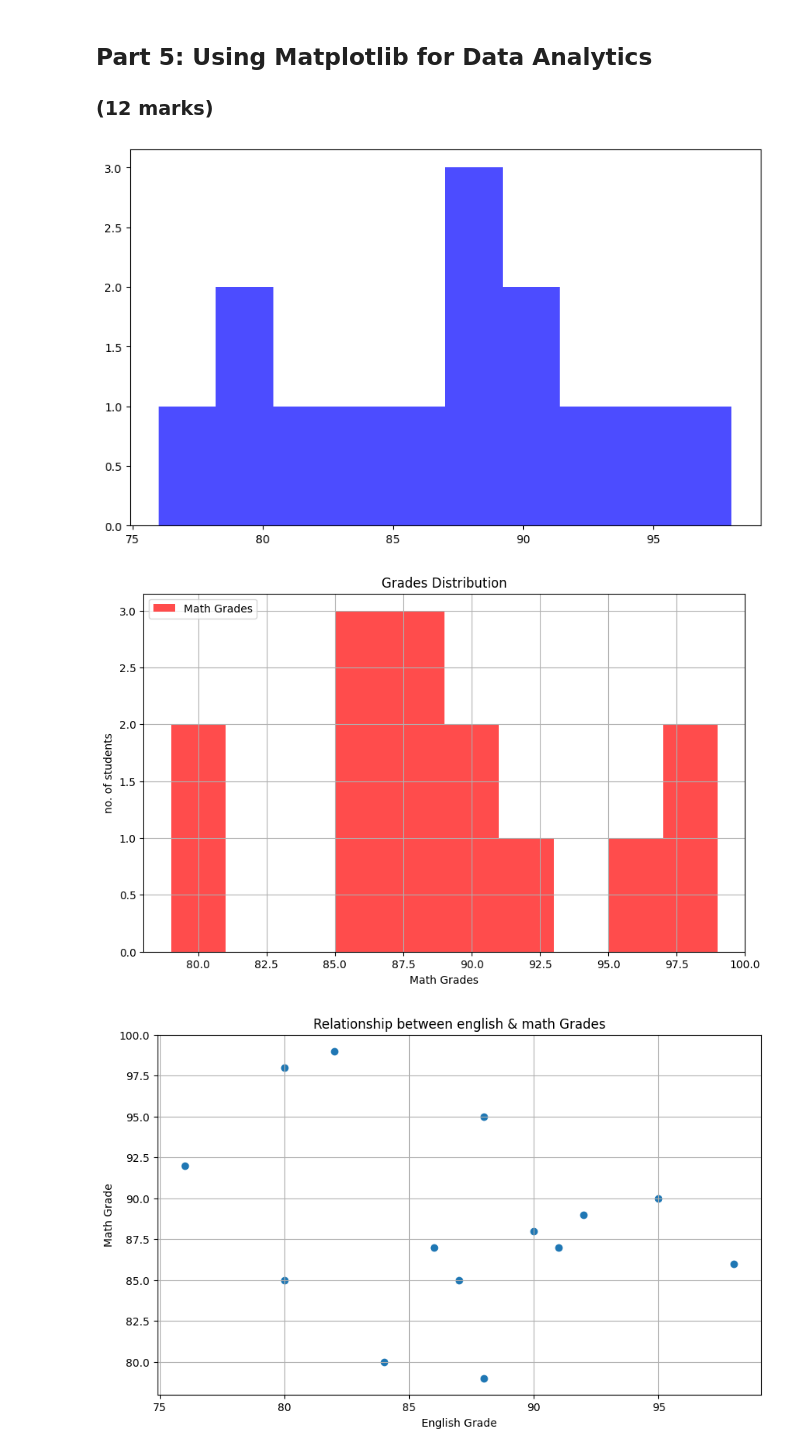
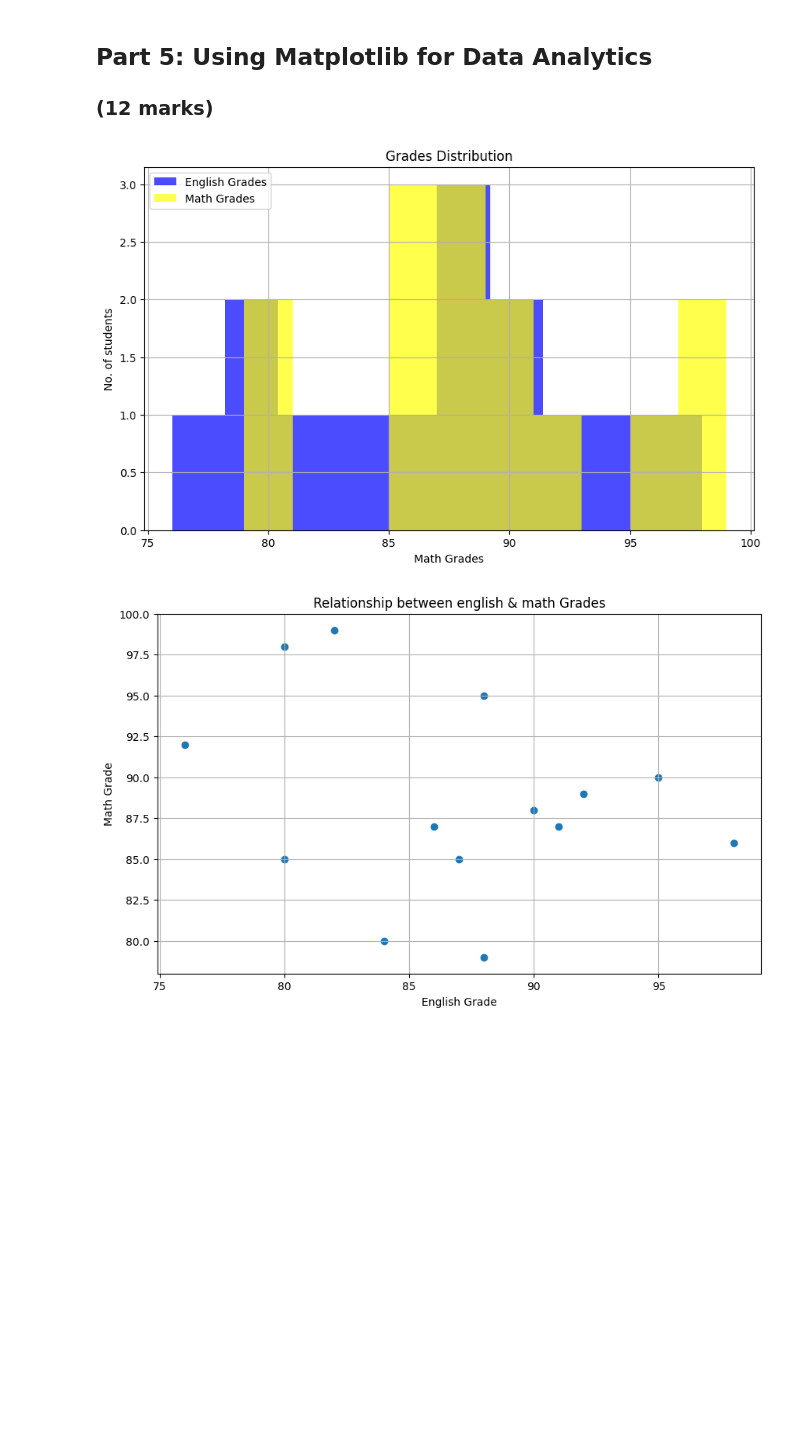
Before and after one commit to muhammadsiddique99/ENGG680_2025_Fall, a Jupyter notebook: StudentgradeManagementSystem.ipynb, the cells around one changed output. Cells and saved outputs as stored; diff of their text form; code cells hidden in the pictures; blank space fills up the shorter version.

```diff
--- a/StudentgradeManagementSystem.ipynb
+++ b/StudentgradeManagementSystem.ipynb
@@ -648,36 +648,34 @@ import matplotlib.pyplot as plt
 # %%
 # Let's use matplotlib to display a histogram of the grades distribution
 # Histograms are useful for seeing the distribution of the students grades
 
 plt.figure(figsize=(10, 6))
 plt.hist(df_studentGrades['englishGrade'], bins=10, alpha=0.7, label='English Grades', color='blue')
 
 # Step 1: Use the line above as reference to create a histogram for the math grades
 # (1 mark)
-plt.figure(figsize=(10, 6))
-plt.hist(df_studentGrades['mathGrade'], bins=10, alpha=0.7, label='Math Grades', color='red')
+plt.hist(df_studentGrades['mathGrade'], bins=10, alpha=0.7, label='Math Grades', color='yellow')
 
 # Step 2: Ensure that your plot is descriptive, so use labels (x and y axis), a title, and a legend.
 # Hint: Use the matplotlib .legend(loc='<location>') to add and place the legend.
 # You can use 'upper left', 'upper right', 'lower left', and 'lower right' to specify the location.
 # (3 marks)
 plt.xlabel('Math Grades')
-plt.ylabel('no. of students')
+plt.ylabel('No. of students')
 plt.title('Grades Distribution')
 plt.legend(loc='upper left')
 
 
 plt.grid(True)
 
 # Step 3: Use the .savefig('<image_title>'.png) to output an image file of the histogram.
 # Please be sure to use a descriptive title!
 # (1 mark)
 #
 plt.savefig('math_grade_distribution.png')
 plt.show()
 # %% [output]
-[figure, old version]
+[figure, new version]
-[figure, removed]
 # %%
 # Let's also use matplotlib to display a scatter plot of English vs. Math grades
 # Scatter plots are useful for seeing the relationship between two variables
```
Also changed, not shown: parts of 1 cell of this notebook.
